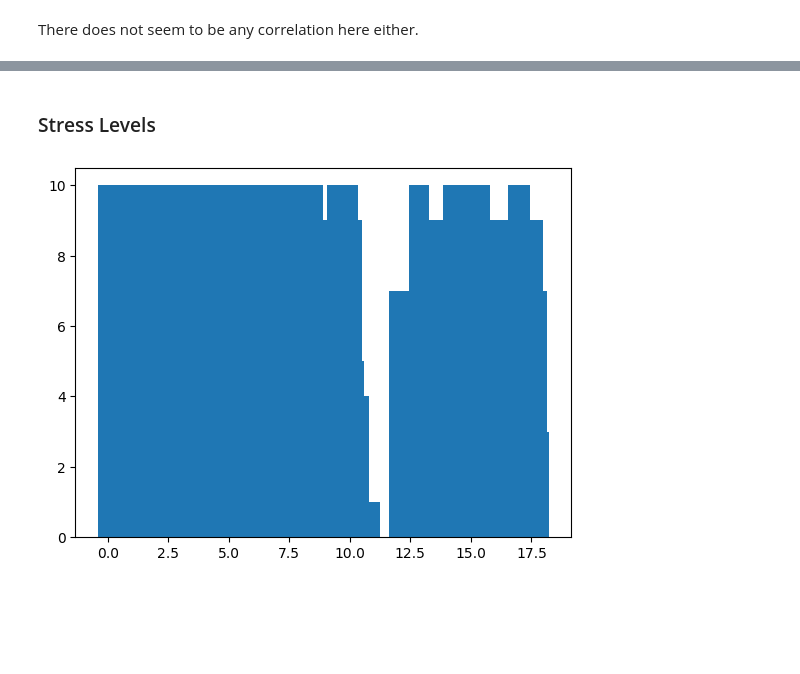
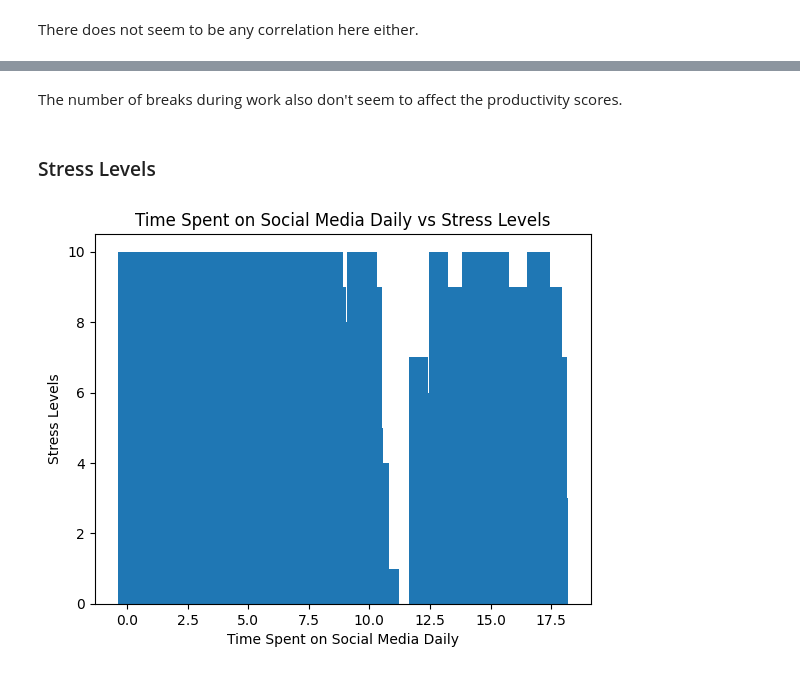
Before and after one commit to HusseinKasim/A-Data-Driven-Study-on-Social-Media-Usage-and-its-Effects-on-Users, a Jupyter notebook: Social_Media_Study.ipynb, the cells around one changed output, grey strips where cells are left out. Cells and saved outputs as stored; diff of their text form; code cells hidden in the pictures; blank space fills up the shorter version.

Commit message:
Update Productivity Analysis

```diff
--- a/Social_Media_Study.ipynb
+++ b/Social_Media_Study.ipynb
@@ -353,10 +363,12 @@ There does not seem to be any correlation here either.
+# %% [markdown]
+The number of breaks during work also don't seem to affect the productivity scores.
 # %% [markdown]
 ### Stress Levels
 # %%
 plt.bar(df['daily_social_media_time'], df['stress_level'])
-#plt.xlabel("Number of Notifications")
-#plt.ylabel("Actual Productivity Score")
-#plt.title("Number of Notifications vs Actual Productivity Score")
+plt.xlabel("Time Spent on Social Media Daily")
+plt.ylabel("Stress Levels")
+plt.title("Time Spent on Social Media Daily vs Stress Levels")
 plt.show()
 # %% [output]
-[figure, old version]
+[figure, new version]
```
Also changed, not shown: parts of 2 cells of this notebook.
